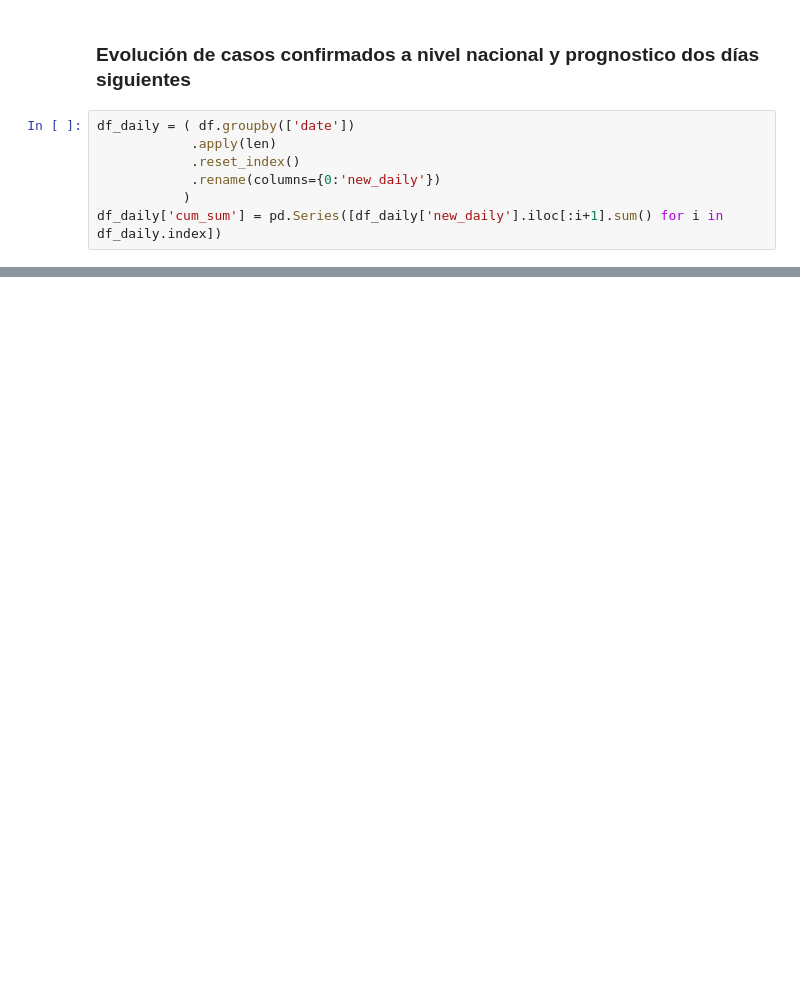
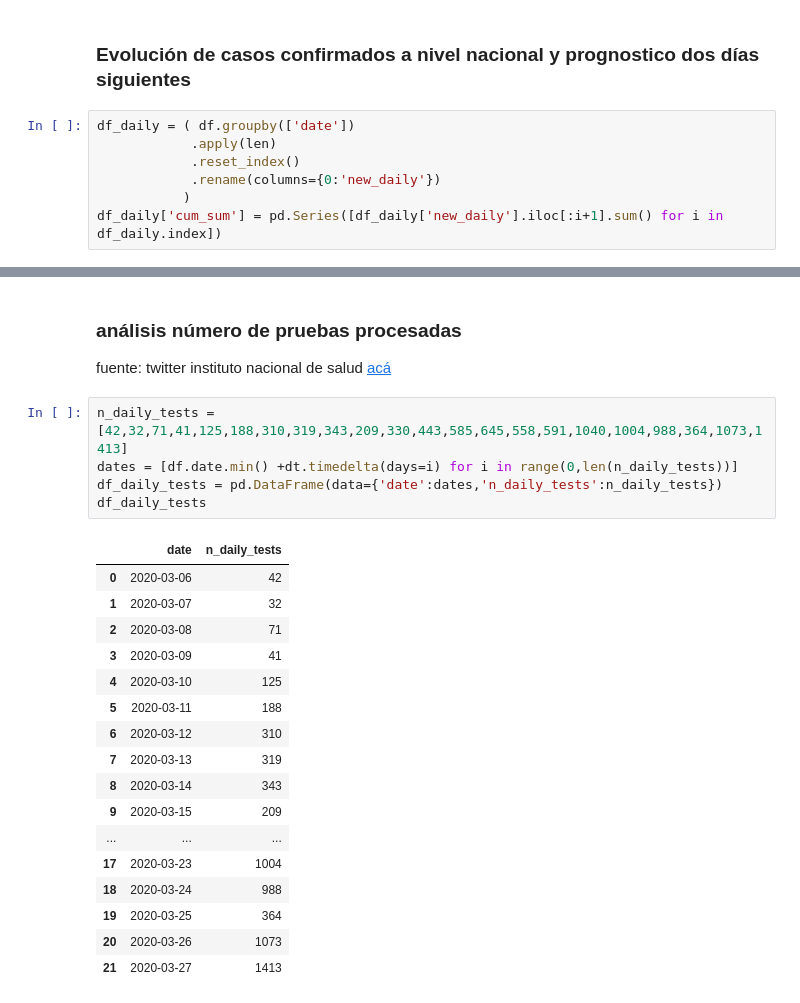
Before and after one commit to cesarliz10/covid_colombia, a Jupyter notebook: Analisis casos identificados covid-19 Colombia.ipynb, the cells around one changed output, grey strips where cells are left out. Saved outputs shown, nothing was run; the diff lists cells and outputs as text; blank space fills up the shorter version.

Commit message:
daily update 30.03

```diff
--- a/Analisis casos identificados covid-19 Colombia.ipynb
+++ b/Analisis casos identificados covid-19 Colombia.ipynb
@@ -126,0 +148,27 @@ plt.show()
+# %% [markdown]
+### análisis número de pruebas procesadas
+
+fuente: twitter instituto nacional de salud [acá](https://twitter.com/INSColombia/status/1244140766626267136/photo/1)
+# %%
+n_daily_tests = [42,32,71,41,125,188,310,319,343,209,330,443,585,645,558,591,1040,1004,988,364,1073,1413]
+dates = [df.date.min() +dt.timedelta(days=i) for i in range(0,len(n_daily_tests))]
+df_daily_tests = pd.DataFrame(data={'date':dates,'n_daily_tests':n_daily_tests})
+df_daily_tests
+# %% [output]
+|  | date | n_daily_tests |
+| 0 | 2020-03-06 | 42 |
+| 1 | 2020-03-07 | 32 |
+| 2 | 2020-03-08 | 71 |
+| 3 | 2020-03-09 | 41 |
+| 4 | 2020-03-10 | 125 |
+| 5 | 2020-03-11 | 188 |
+| 6 | 2020-03-12 | 310 |
+| 7 | 2020-03-13 | 319 |
+| 8 | 2020-03-14 | 343 |
+| 9 | 2020-03-15 | 209 |
+| ... | ... | ... |
+| 17 | 2020-03-23 | 1004 |
+| 18 | 2020-03-24 | 988 |
+| 19 | 2020-03-25 | 364 |
+| 20 | 2020-03-26 | 1073 |
+| 21 | 2020-03-27 | 1413 |
```
Also changed, not shown: parts of 7 cells of this notebook, 4 other files.
